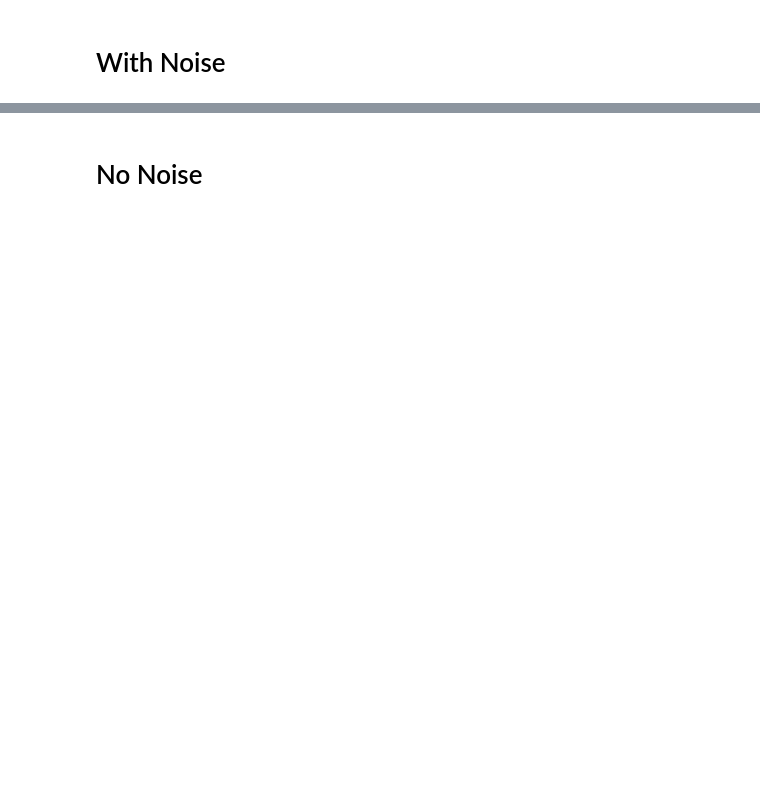
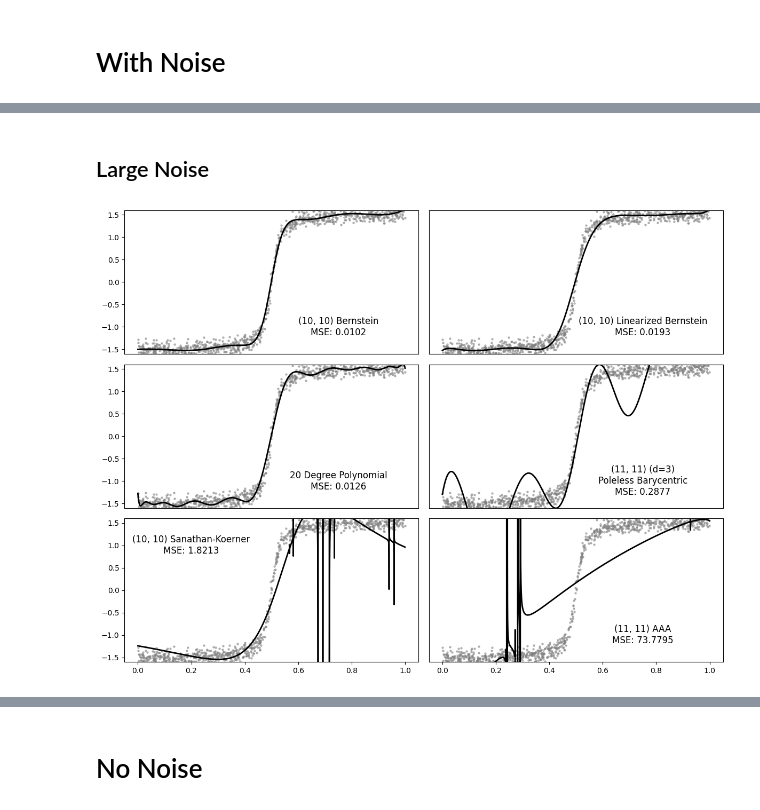
Before and after one commit to infamoussoap/RationalFunctionApproximation, a Jupyter notebook: Plots/Approximator Plots.ipynb, the cells around one changed output, grey strips where cells are left out. Drawn from its saved outputs; the diff is of its cells as text; code cells hidden in the pictures; blank space fills up the shorter version.

```diff
--- a/Plots/Approximator Plots.ipynb
+++ b/Plots/Approximator Plots.ipynb
@@ -88,0 +39,43 @@ plt.savefig(f"{working_folder}/noisy_data_fits.png", dpi=150)
+# %% [markdown]
+## Large Noise
+# %%
+plt.figure(figsize=(12, 9))
+
+x_vals = np.linspace(0, 1, 10_001)
+
+i = 0
+for name, approximator in approximators.items():
+    plt.subplot(3, 2, i + 1)
+    plt.scatter(x, y_large_noise, alpha=0.5, s=5, color='grey')
+
+    approximator.fit(x, y_large_noise)
+    mse = np.mean((approximator(x) - y_large_noise) ** 2)
+
+    plt.plot(x_vals, approximator(x_vals), linewidth=2, color='black')
+
+    plt.ylim(-1.6, 1.6)
+    if name == 'Polynomial':
+        plt.text(0.75, -1, f"{approximator.n} Degree Polynomial\nMSE: {mse:.4f}",
+             fontsize=12, horizontalalignment='center', verticalalignment='center')
+    elif name == 'Sanathan-Koerner':
+        plt.text(0.2, 1, f"{approximator.n, approximator.m} {name}\nMSE: {mse:.4f}",
+             fontsize=12, horizontalalignment='center', verticalalignment='center')
+    elif name == 'Poleless Barycentric':
+        plt.text(0.75, -1, f"{approximator.n, approximator.m} (d={approximator.d})\n{name}\nMSE: {mse:.4f}",
+             fontsize=12, horizontalalignment='center', verticalalignment='center')
+    else:
+        plt.text(0.75, -1, f"{approximator.n, approximator.m} {name}\nMSE: {mse:.4f}",
+             fontsize=12, horizontalalignment='center', verticalalignment='center')
+
+    if i < 4:
+        plt.xticks([], [])
+
+    if (i + 1) % 2 == 0:
+        plt.yticks([], [])
+
+    i += 1
+
+plt.tight_layout()
+plt.savefig(f"{working_folder}/large_noisy_data_fits.png", dpi=150)
+# %% [output]
+[figure, added]
```
Also changed, not shown: parts of 8 cells of this notebook, 17 other files.
